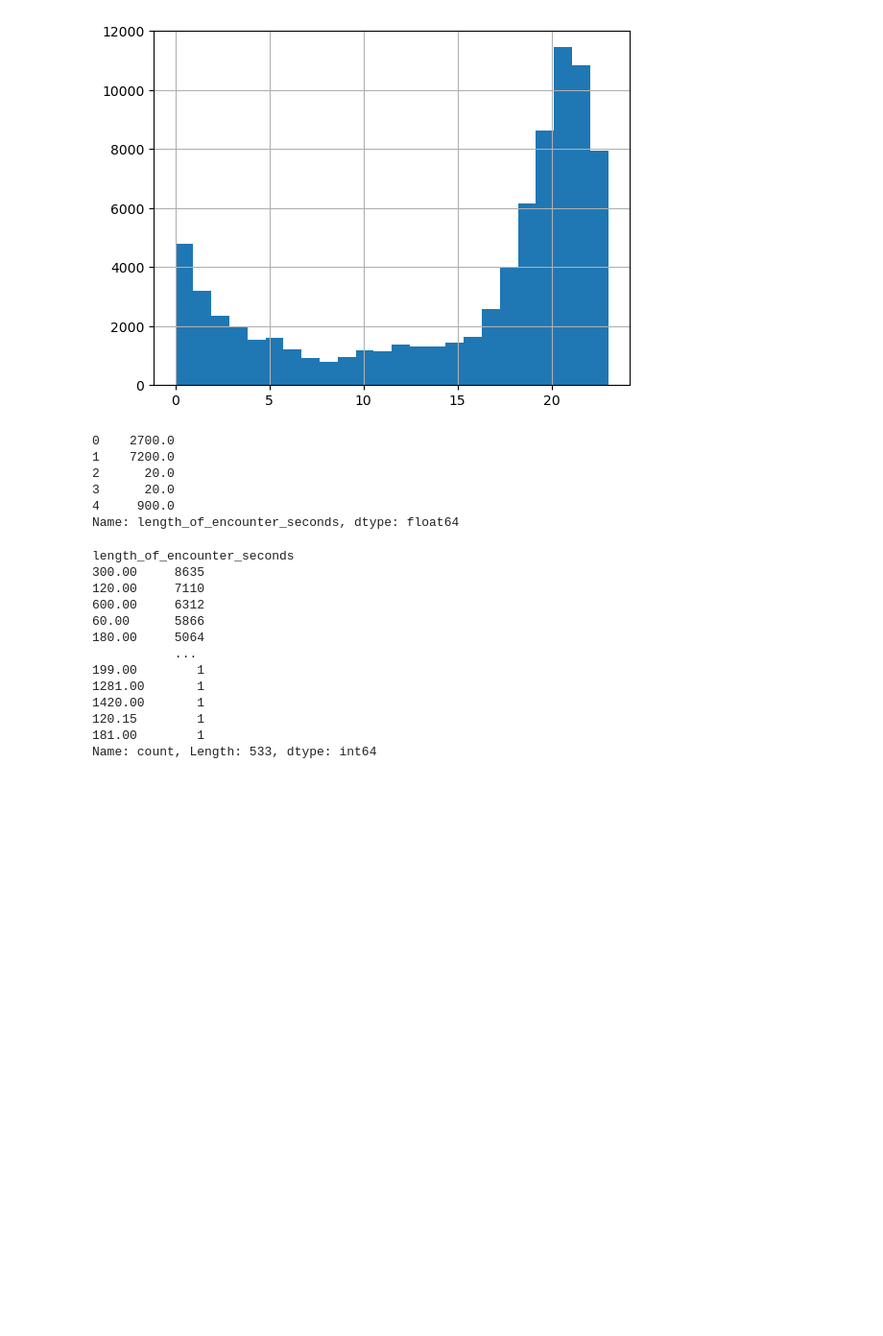
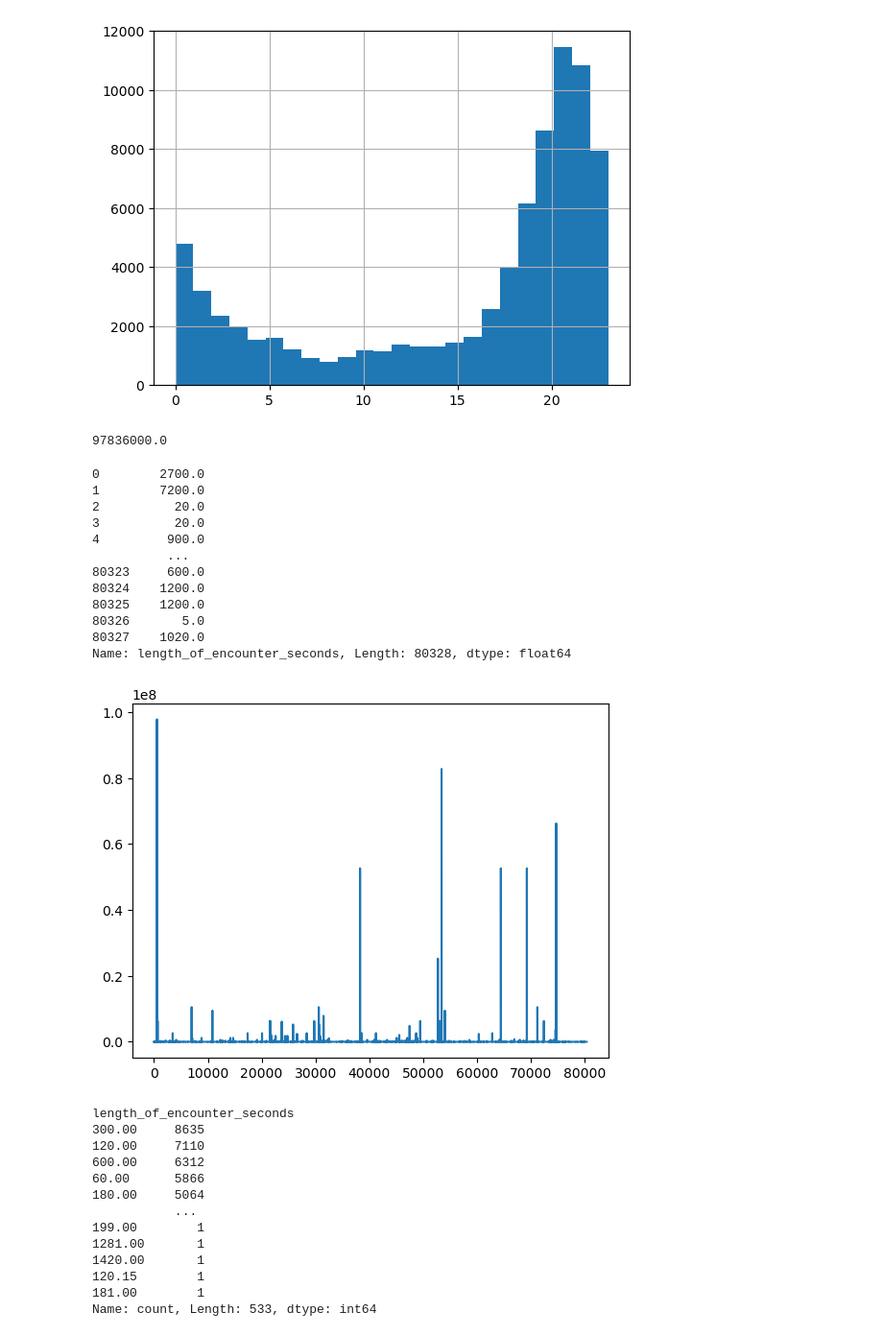
Before and after one commit to noyo0/ProgrammingForDataAnalysis, a Jupyter notebook: Project1/Project1.ipynb, the cells around one changed output. Shown: that part at 96% size. Cells and saved outputs as stored; diff of their text form; code cells hidden in the pictures; blank space fills up the shorter version.

```diff
--- a/Project1/Project1.ipynb
+++ b/Project1/Project1.ipynb
@@ -171,14 +190,28 @@ max         23.000000
 Name: Hour, dtype: float64
 [figure]
 # %%
-df['length_of_encounter_seconds'].head()
+df['length_of_encounter_seconds'].max()
 # %% [output]
-0    2700.0
-1    7200.0
-2      20.0
-3      20.0
-4     900.0
-Name: length_of_encounter_seconds, dtype: float64
+97836000.0
+# %%
+duration=df['length_of_encounter_seconds']
+x=np.linspace(duration.min(),duration.max(),10,dtype=int)
+plt.plot(duration)
+print(duration)
+# %% [output]
+0        2700.0
+1        7200.0
+2          20.0
+3          20.0
+4         900.0
+          ...
+80323     600.0
+80324    1200.0
+80325    1200.0
+80326       5.0
+80327    1020.0
+Name: length_of_encounter_seconds, Length: 80328, dtype: float64
+[figure, added]
 # %%
 # Categories and labels
 cats = [0, 10, 30, 60, 180, 300, 600,6000]
```
Also changed, not shown: parts of 15 cells of this notebook, 3 other files.
